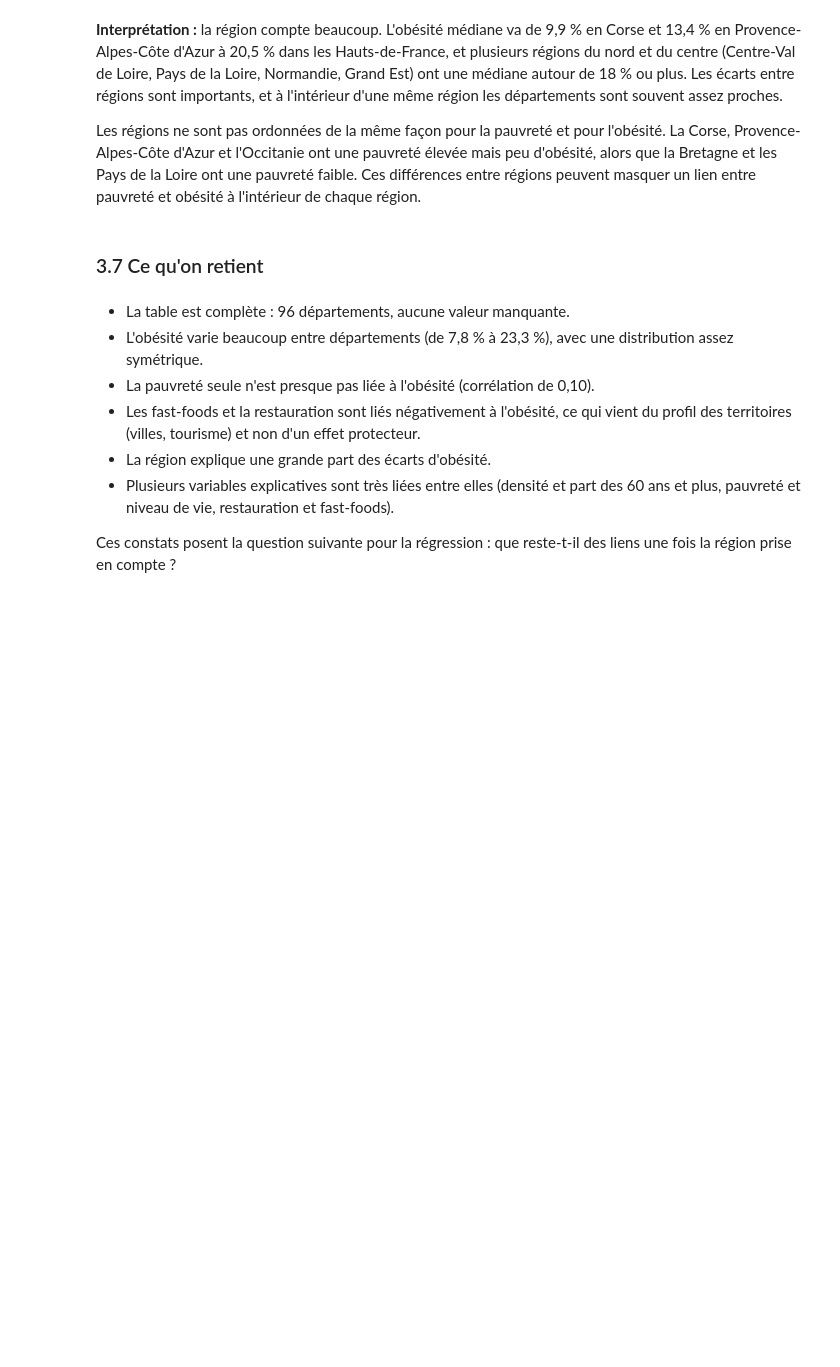
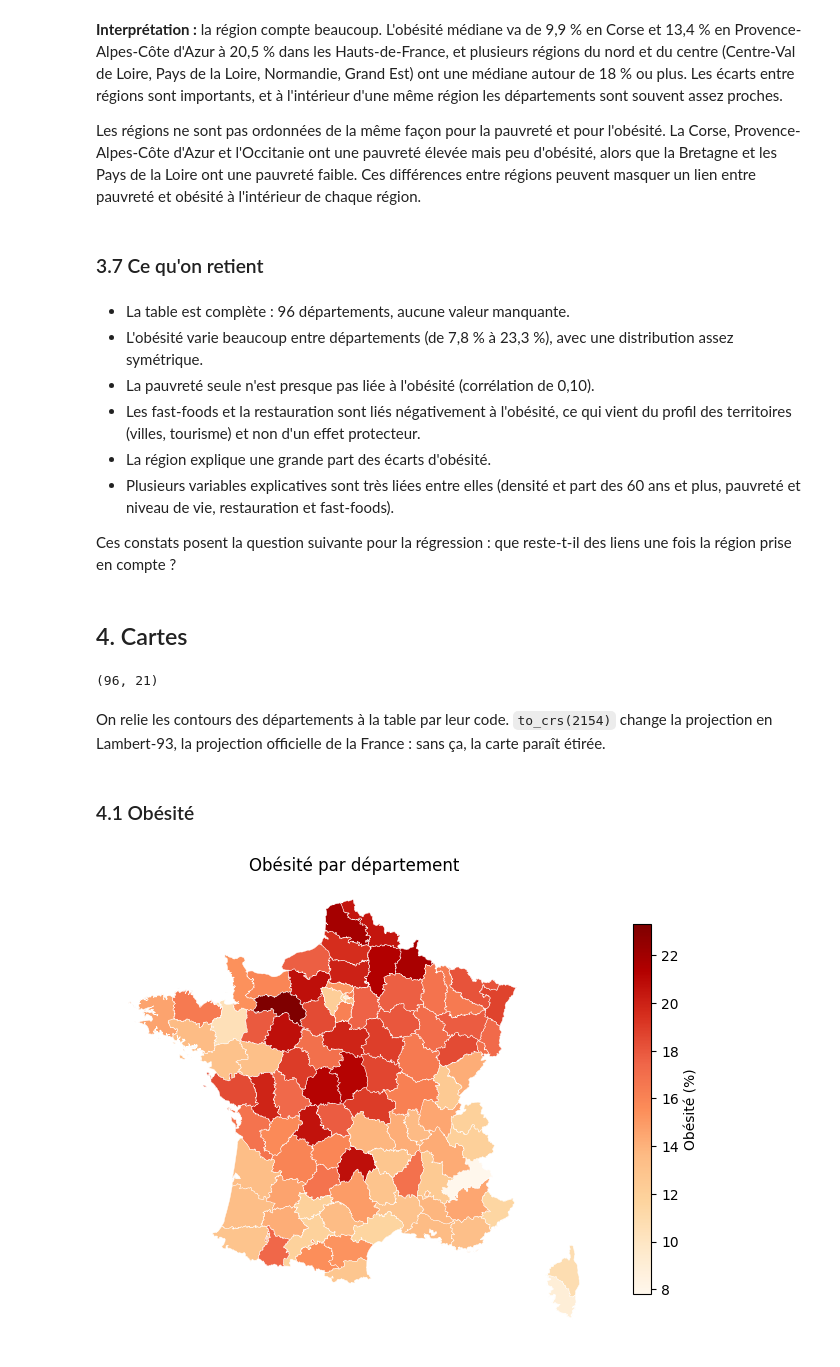
Before and after one commit to leonardlevi/projet-2A, a Jupyter notebook: notebooks/rapport.ipynb, the cells around one changed output. Saved outputs shown, nothing was run; the diff lists cells and outputs as text; code cells hidden in the pictures; blank space fills up the shorter version.

Commit message:
Ajout des cartes au rapport

```diff
--- a/notebooks/rapport.ipynb
+++ b/notebooks/rapport.ipynb
@@ -257,3 +258,32 @@ Les régions ne sont pas ordonnées de la même façon pour la pauvreté et pour
 - Plusieurs variables explicatives sont très liées entre elles (densité et part des 60 ans et plus, pauvreté et niveau de vie, restauration et fast-foods).
 
 Ces constats posent la question suivante pour la régression : que reste-t-il des liens une fois la région prise en compte ?
+# %% [markdown]
+## 4. Cartes
+# %%
+contours = gpd.read_file("../data/raw/departements.geojson")
+carte = contours[["code", "geometry"]].merge(df, left_on="code", right_on="dep")
+carte = carte.to_crs(2154)
+carte.shape
+# %% [output]
+(96, 21)
+# %% [markdown]
+On relie les contours des départements à la table par leur code. `to_crs(2154)` change la projection en Lambert-93, la projection officielle de la France : sans ça, la carte paraît étirée.
+# %% [markdown]
+### 4.1 Obésité
+# %%
+fig, ax = plt.subplots(figsize=(8, 8))
+carte.plot(
+    column="obesite",
+    cmap="OrRd",
+    legend=True,
+    edgecolor="white",
+    linewidth=0.3,
+    ax=ax,
+    legend_kwds={"label": "Obésité (%)", "shrink": 0.6},
+)
+ax.set_axis_off()
+ax.set_title("Obésité par département")
+plt.show()
+# %% [output]
+[figure, added]
```
Also changed, not shown: parts of 13 cells of this notebook.
